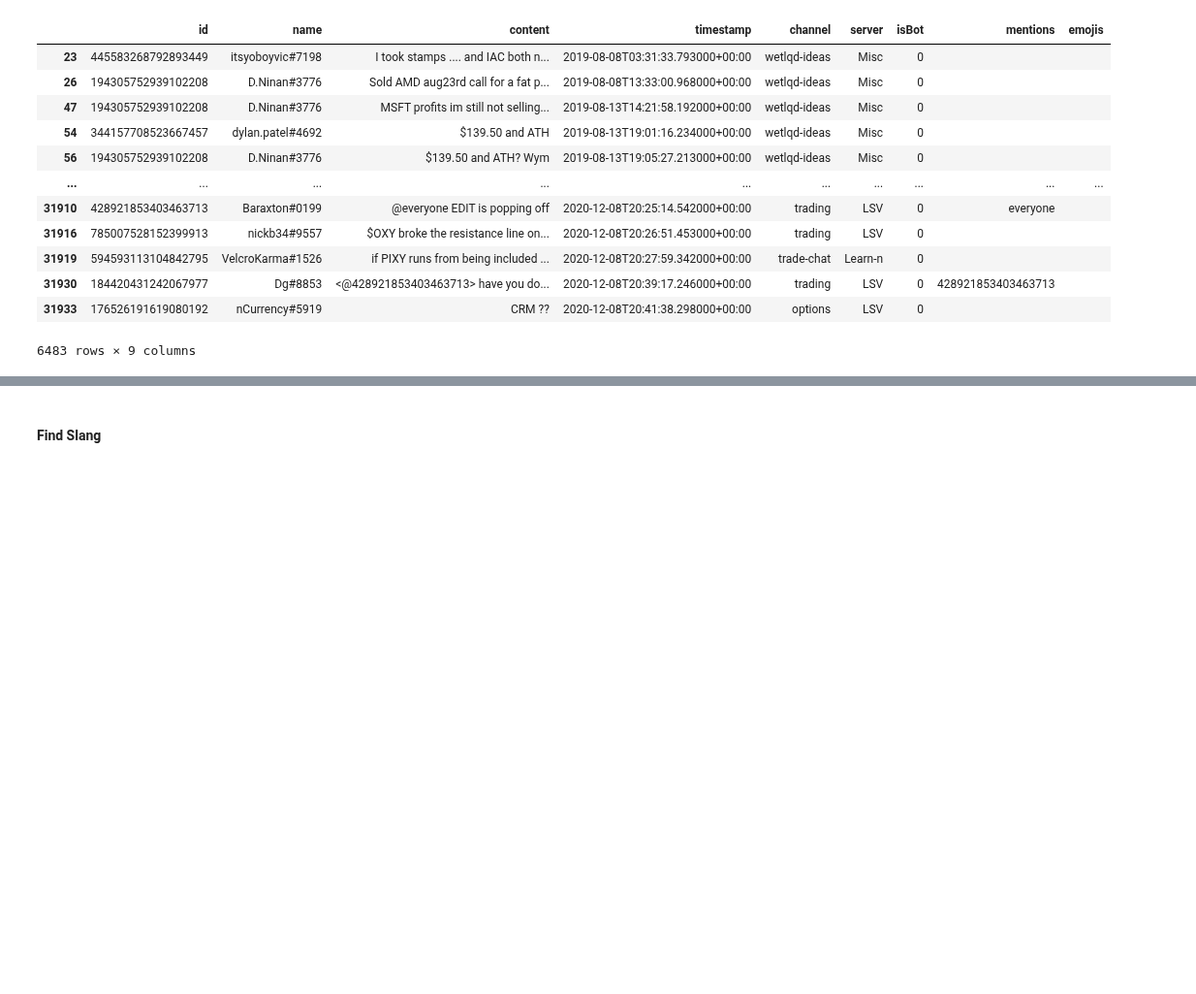
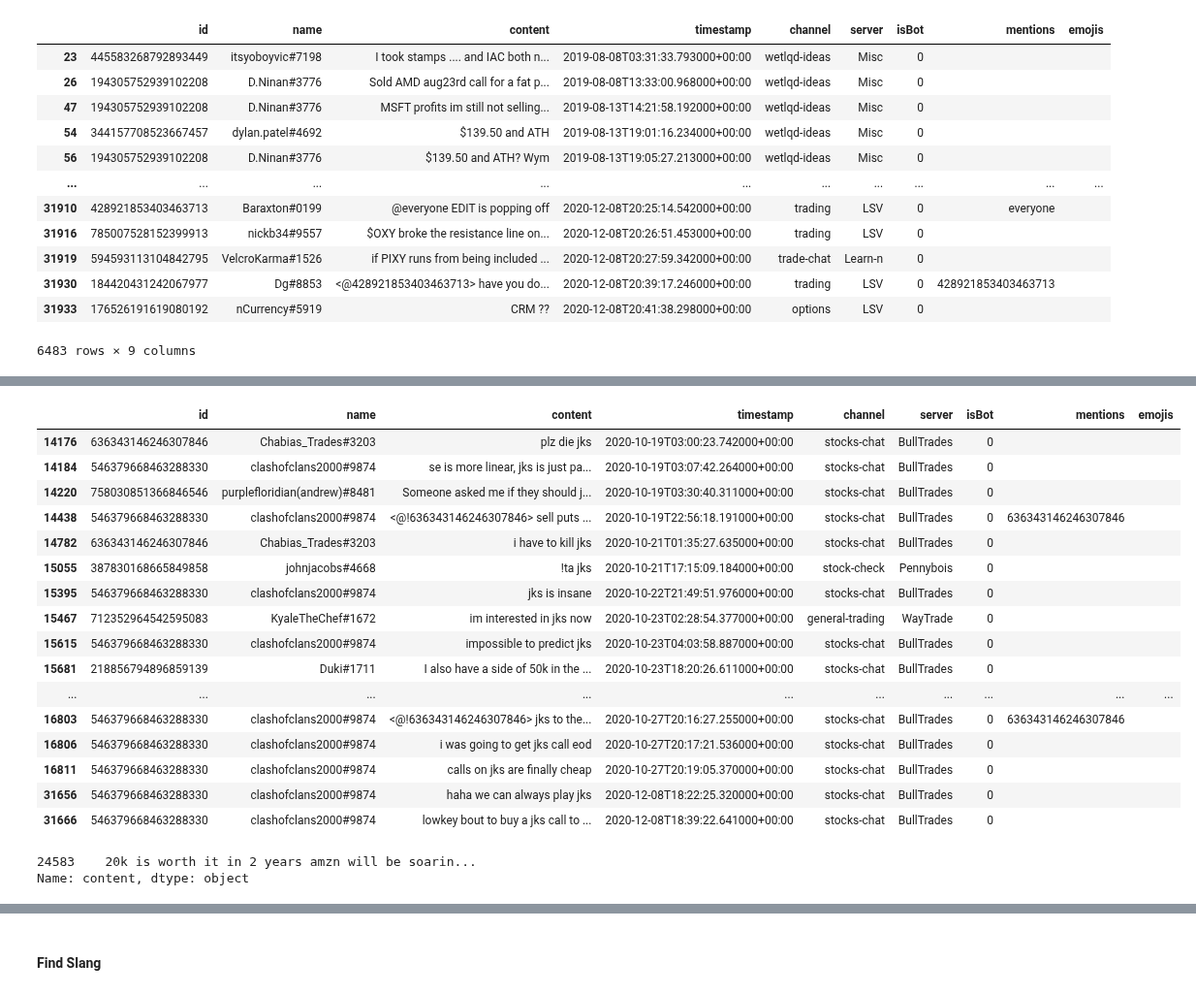
Before and after one commit to kyle-rgb/Discord_Project, a Jupyter notebook: notebooks/Data_Cleaning.ipynb, the cells around one changed output, grey strips where cells are left out. Shown at 97% size. Saved outputs shown, nothing was run; the diff lists cells and outputs as text; code cells hidden in the pictures; blank space fills up the shorter version.

```diff
--- a/notebooks/Data_Cleaning.ipynb
+++ b/notebooks/Data_Cleaning.ipynb
@@ -498,0 +808,25 @@ total_df[lambda x:(x.content.str.contains(company_regex))]
+# %%
+total_df[lambda x: x.content.str.contains(r"\s*jks\s*")]
+# %% [output]
+|  | id | name | content | timestamp | channel | server | isBot | mentions | emojis |
+| 14176 | 636343146246307846 | Chabias_Trades#3203 | plz die jks | 2020-10-19T03:00:23.742000+00:00 | stocks-chat | BullTrades | 0 |  |  |
+| 14184 | 546379668463288330 | clashofclans2000#9874 | se is more linear, jks is just pa... | 2020-10-19T03:07:42.264000+00:00 | stocks-chat | BullTrades | 0 |  |  |
+| 14220 | 758030851366846546 | purplefloridian(andrew)#8481 | Someone asked me if they should j... | 2020-10-19T03:30:40.311000+00:00 | stocks-chat | BullTrades | 0 |  |  |
+| 14438 | 546379668463288330 | clashofclans2000#9874 | <@!636343146246307846> sell puts ... | 2020-10-19T22:56:18.191000+00:00 | stocks-chat | BullTrades | 0 | 636343146246307846 |  |
+| 14782 | 636343146246307846 | Chabias_Trades#3203 | i have to kill jks | 2020-10-21T01:35:27.635000+00:00 | stocks-chat | BullTrades | 0 |  |  |
+| 15055 | 387830168665849858 | johnjacobs#4668 | !ta jks | 2020-10-21T17:15:09.184000+00:00 | stock-check | Pennybois | 0 |  |  |
+| 15395 | 546379668463288330 | clashofclans2000#9874 | jks is insane | 2020-10-22T21:49:51.976000+00:00 | stocks-chat | BullTrades | 0 |  |  |
+| 15467 | 712352964542595083 | KyaleTheChef#1672 | im interested in jks now | 2020-10-23T02:28:54.377000+00:00 | general-trading | WayTrade | 0 |  |  |
+| 15615 | 546379668463288330 | clashofclans2000#9874 | impossible to predict jks | 2020-10-23T04:03:58.887000+00:00 | stocks-chat | BullTrades | 0 |  |  |
+| 15681 | 218856794896859139 | Duki#1711 | I also have a side of 50k in the ... | 2020-10-23T18:20:26.611000+00:00 | stocks-chat | BullTrades | 0 |  |  |
+| ... | ... | ... | ... | ... | ... | ... | ... | ... | ... |
+| 16803 | 546379668463288330 | clashofclans2000#9874 | <@!636343146246307846> jks to the... | 2020-10-27T20:16:27.255000+00:00 | stocks-chat | BullTrades | 0 | 636343146246307846 |  |
+| 16806 | 546379668463288330 | clashofclans2000#9874 | i was going to get jks call eod | 2020-10-27T20:17:21.536000+00:00 | stocks-chat | BullTrades | 0 |  |  |
+| 16811 | 546379668463288330 | clashofclans2000#9874 | calls on jks are finally cheap | 2020-10-27T20:19:05.370000+00:00 | stocks-chat | BullTrades | 0 |  |  |
+| 31656 | 546379668463288330 | clashofclans2000#9874 | haha we can always play jks | 2020-12-08T18:22:25.320000+00:00 | stocks-chat | BullTrades | 0 |  |  |
+| 31666 | 546379668463288330 | clashofclans2000#9874 | lowkey bout to buy a jks call to ... | 2020-12-08T18:39:22.641000+00:00 | stocks-chat | BullTrades | 0 |  |  |
+# %%
+total_df[lambda x: x.content.str.contains("amzn")].sample(1, random_state=13).content
+# %% [output]
+24583    20k is worth it in 2 years amzn will be soarin...
+Name: content, dtype: object
```
Also changed, not shown: parts of 40 cells of this notebook, 8 other files.
